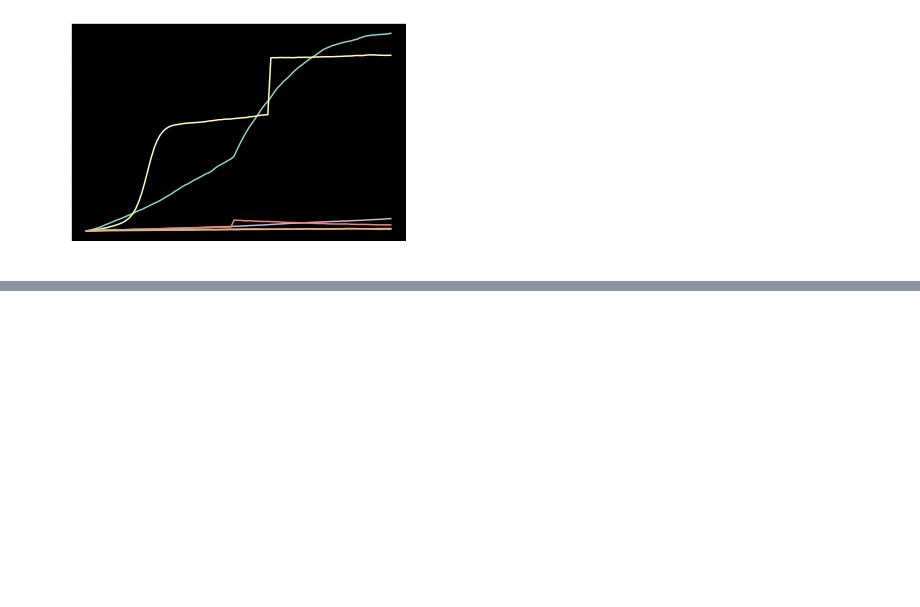
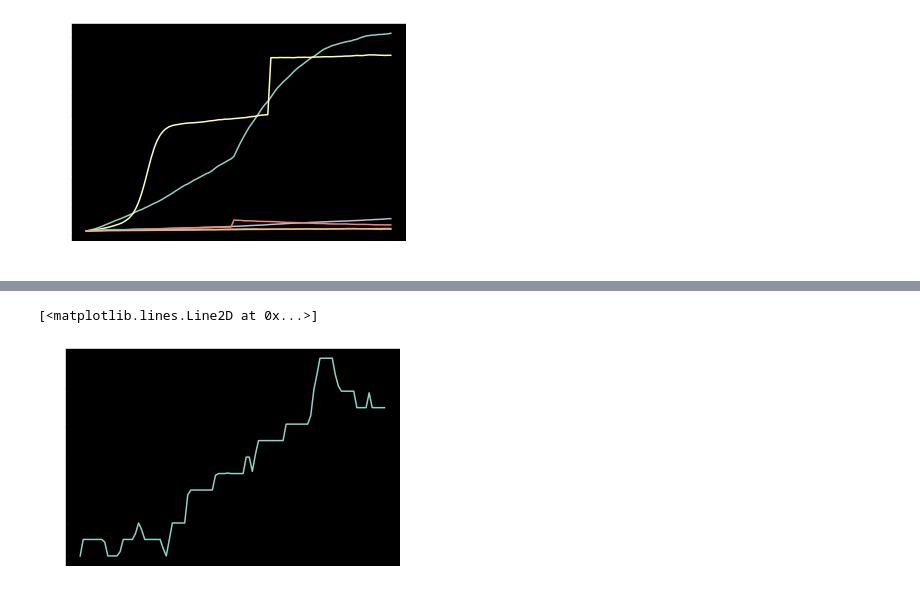
Before and after one commit to Steel-Lab-Oxford/core-bioreaction-simulation, a Jupyter notebook: notebooks/tutorial_for_sim.ipynb, the cells around one changed output, grey strips where cells are left out. Saved outputs shown, nothing was run; the diff lists cells and outputs as text; code cells hidden in the pictures; blank space fills up the shorter version.

```diff
--- a/notebooks/tutorial_for_sim.ipynb
+++ b/notebooks/tutorial_for_sim.ipynb
@@ -151,0 +159,23 @@ o = plt.plot(jnp.mean(big_result_2.ys.concentrations, axis = 0) )
+# %%
+import bioreaction.model.data_containers as bc
+import equinox
+# We start off with a basic simulation
+
+b_sp = bc.Species("Basic")
+mk_react = bc.Reaction( [] , [b_sp], 1.0, 0.1)
+
+b_mod = bc.MedModel([b_sp], [mk_react])
+
+intmod = bioreaction.get_int_med_model(b_mod)
+
+int_state = bioreaction.MedSimInternelState(concentrations= jnp.array([0.0]), other_factors= jnp.array([]))
+
+
+int_params = bioreaction.MedSimParams( delta_t= 0.1, t_start= 0, t_end = 20, poisson_sim_reactions=jnp.ones(1), brownian_sim_reaction=jnp.zeros(1))
+
+solly = bioreaction.simulate_chunk(key, int_state, intmod, int_params)
+
+plt.plot(solly.ys.concentrations)
+# %% [output]
+[<matplotlib.lines.Line2D at 0x...>]
+[figure, added]
```
Also changed, not shown: parts of 8 cells of this notebook.
